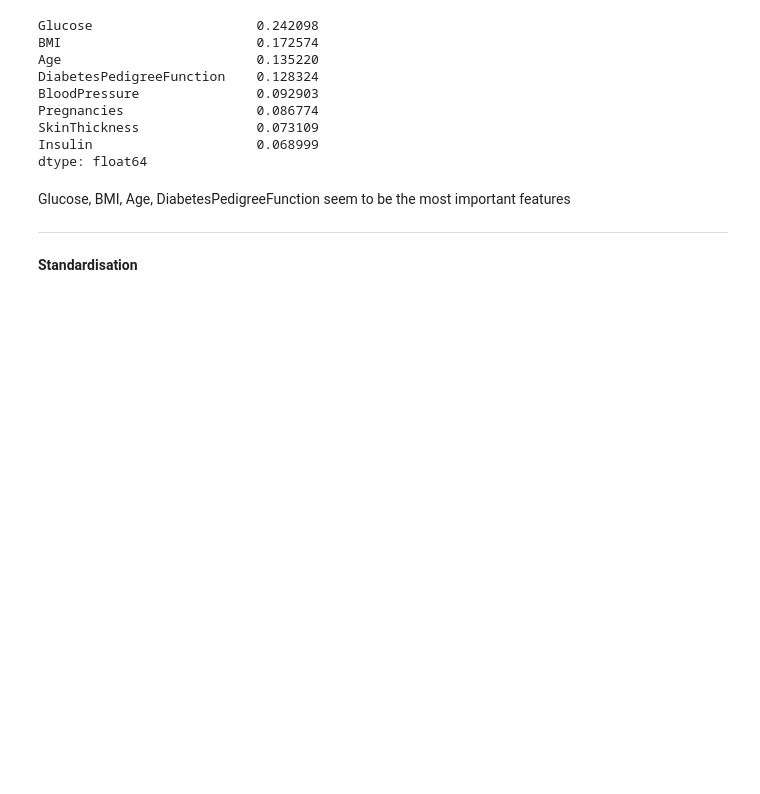
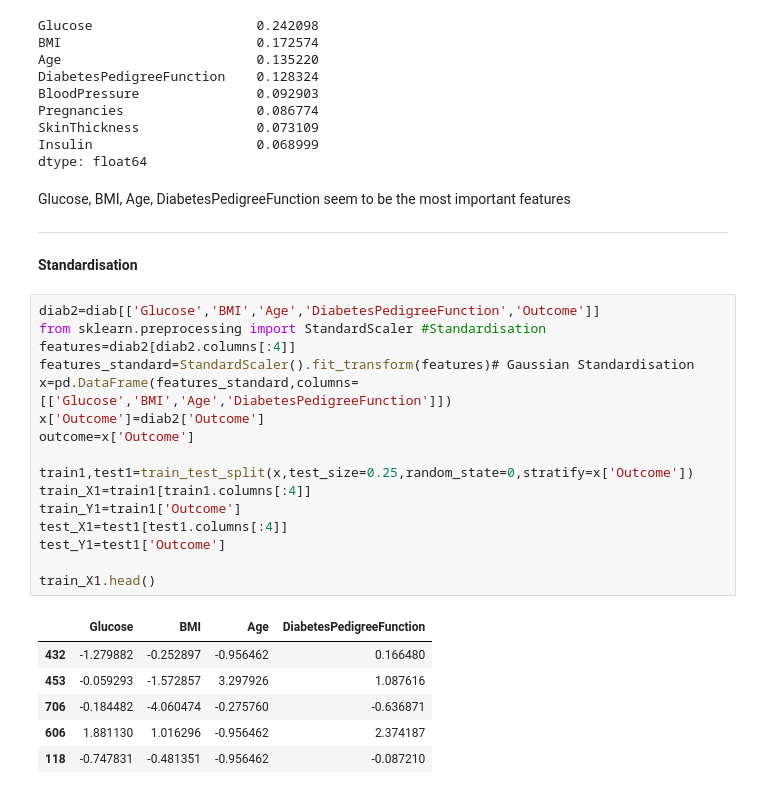
Before and after one commit to Suhail727/Data-Science-Projects, a Jupyter notebook: Pima Indians Diabetes Database/Pima_Indians_Diabetes_Database.ipynb, the cells around one changed output. Drawn from its saved outputs; the diff is of its cells as text; blank space fills up the shorter version.

```diff
--- a/Pima Indians Diabetes Database/Pima_Indians_Diabetes_Database.ipynb
+++ b/Pima Indians Diabetes Database/Pima_Indians_Diabetes_Database.ipynb
@@ -245,3 +248,26 @@ Glucose, BMI, Age, DiabetesPedigreeFunction seem to be the most important featur
 ---
 
 **Standardisation**
+# %%
+diab2=diab[['Glucose','BMI','Age','DiabetesPedigreeFunction','Outcome']]
+from sklearn.preprocessing import StandardScaler #Standardisation
+features=diab2[diab2.columns[:4]]
+features_standard=StandardScaler().fit_transform(features)# Gaussian Standardisation
+x=pd.DataFrame(features_standard,columns=[['Glucose','BMI','Age','DiabetesPedigreeFunction']])
+x['Outcome']=diab2['Outcome']
+outcome=x['Outcome']
+
+train1,test1=train_test_split(x,test_size=0.25,random_state=0,stratify=x['Outcome'])
+train_X1=train1[train1.columns[:4]]
+train_Y1=train1['Outcome']
+test_X1=test1[test1.columns[:4]]
+test_Y1=test1['Outcome']
+
+train_X1.head()
+# %% [output]
+|  | Glucose | BMI | Age | DiabetesPedigreeFunction |
+| 432 | -1.279882 | -0.252897 | -0.956462 | 0.166480 |
+| 453 | -0.059293 | -1.572857 | 3.297926 | 1.087616 |
+| 706 | -0.184482 | -4.060474 | -0.275760 | -0.636871 |
+| 606 | 1.881130 | 1.016296 | -0.956462 | 2.374187 |
+| 118 | -0.747831 | -0.481351 | -0.956462 | -0.087210 |
```
Also changed, not shown: parts of 23 cells of this notebook.
